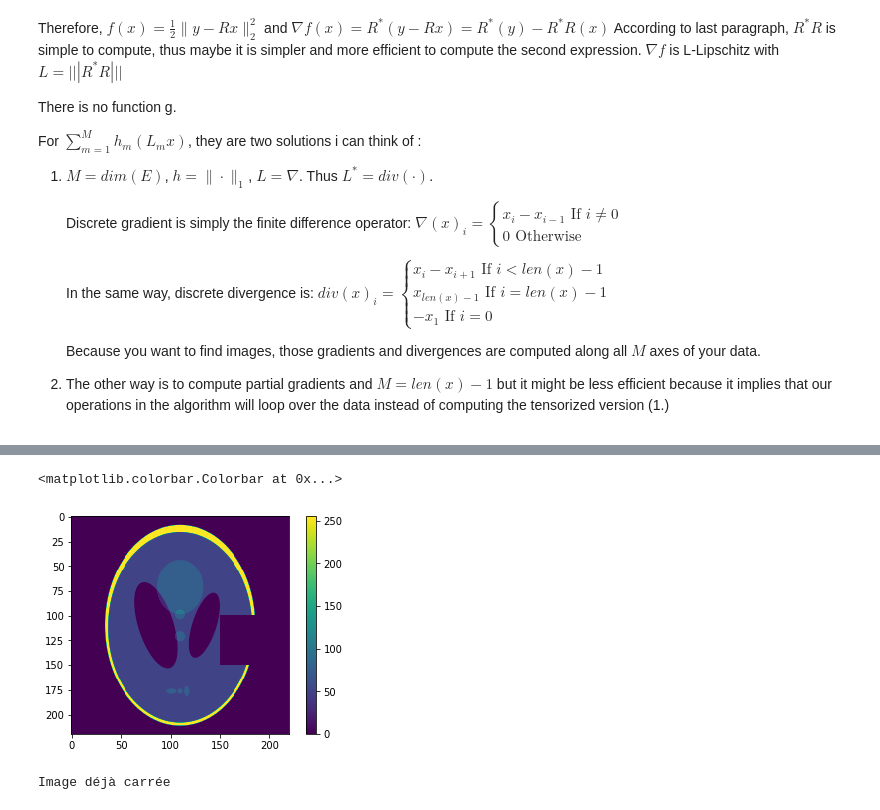
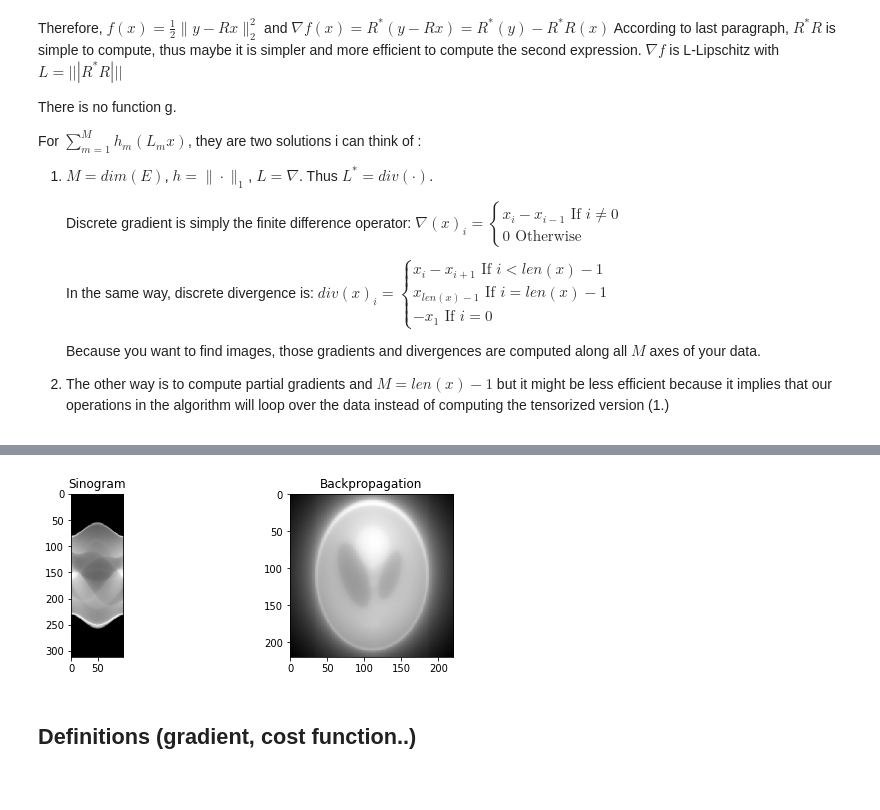
Before and after one commit to SimonTreil/Tomographie, a Jupyter notebook: Condat_Algorithm.ipynb, the cells around one changed output, grey strips where cells are left out. Drawn from its saved outputs; the diff is of its cells as text; code cells hidden in the pictures.

Commit message:
add functional variational methods

```diff
--- a/Condat_Algorithm.ipynb
+++ b/Condat_Algorithm.ipynb
@@ -157,20 +118,0 @@ def R_star2(sinog,degremax=180):
-# %%
-def R(image, N=100):
-    """this rotates an image by an array of angles and takes projections.
-    Note that we pad the image beforehand rather than allow the rotate method
-    to expand the image because the image expands to different sizes depending
-    on the angle of rotation. We need to expand every rotated image to the
-    same size so that we can collect the contributions into the same vector.
-    inputs:  img - PIL image object
-             theta - 1D numpy array of angles over which to compute projections
-    output: sinogram - projections of img over theta (effectively the radon transform)"""
-    img = Image.fromarray(np.uint8(image))
-    theta = np.linspace(0,180,N)
-    numAngles = len(theta)
-    sinogram = np.zeros((img.size[0],numAngles))
-
-    for n in range(numAngles):
-        rotImgObj = img.rotate(90-theta[n], resample=Image.BICUBIC)
-        sinogram[:,n] = np.sum(rotImgObj, axis=0)
-
-    return sinogram
@@ -205,3 +124,25 @@ def R_star(sinogram, N=100):
+# %%
+## Radon transform: from image to sinogram
+def R(image,N=100):
+    theta = np.linspace(0,180,N)
+    return radon(image,theta,circle=False)
+
+## Adjoint of Radon transform: from sinogram to image using backpropagation (unfiltered or not)
+def R_star(sin,filt=None,inter='cubic'):
+    T,A = sin.shape
+    theta = np.linspace(0,180,A)
+    return iradon(sin,theta,filter=filt,interpolation=inter,circle=False)
+# %%
+fig, axs = plt.subplots(1, 2, figsize=(9, 3))
+axs[0].imshow(R(img),cmap='gray')
+axs[0].set_title('Sinogram')
+axs[1].imshow(R_star(R(img)),cmap='gray')
+axs[1].set_title('Backpropagation')
+plt.show()
+# %% [output]
+[figure, added]
+# %% [markdown]
+## Definitions (gradient, cost function..)
 # %%
 #taken from PoissonEditing TP
 def GradientHor(x):
@@ -232,19 +173,3 @@ def Gradient(x):
 def Div(y):
     x=DivHor(y[0,:])+DivVer(y[1,:])
     return x
-# %%
-img2 = np.copy(img)
-img2[100:150,150:200] = 0
-plt.imshow(img2)
-plt.colorbar()
-# %% [output]
-<matplotlib.colorbar.Colorbar at 0x...>
-[figure, removed]
-# %%
-img2 = np.array(image2).astype('float64')
-dim1 = img2.shape[0]
-dim2 = img2.shape[1]
-img2 = np.resize(img2,(dim1,dim2))
-img2 = to_square(img2)
-# %% [output]
-Image déjà carrée
```
Also changed, not shown: parts of 32 cells of this notebook, 2 other files.
